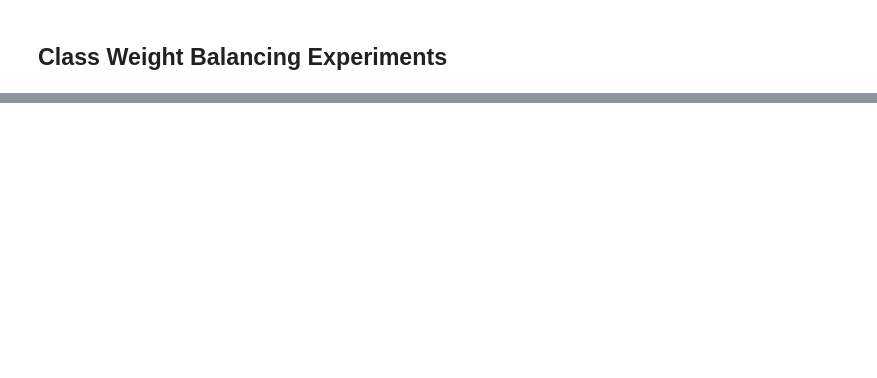
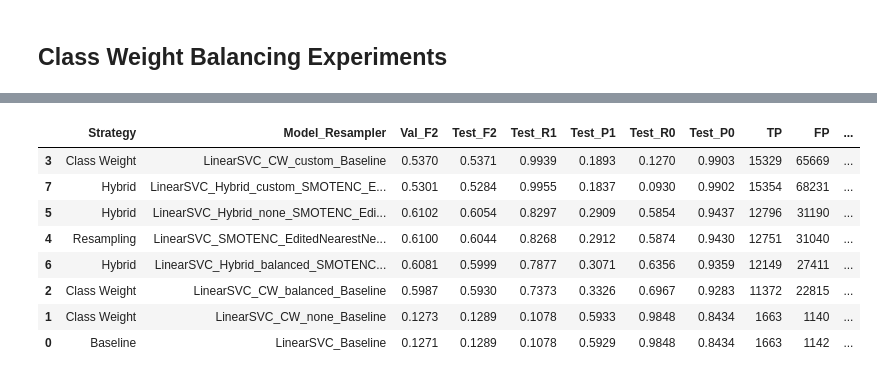
Before and after one commit to yukienjoyer7/Diabetes-Early-Diagnosis-BRFSS-2024, a Jupyter notebook: Modelling_Dion.ipynb, the cells around one changed output, grey strips where cells are left out. Saved outputs shown, nothing was run; the diff lists cells and outputs as text; code cells hidden in the pictures; blank space fills up the shorter version.

```diff
--- a/Modelling_Dion.ipynb
+++ b/Modelling_Dion.ipynb
@@ -858,0 +1029,15 @@ df_final
+# %%
+excluded_features = ['_BMI5', 'MENTHLTH', 'DIABETE4']
+cat_features = [f for f in df_train_fe.columns if f not in excluded_features]
+
+smotenc = SMOTENC(random_state=RANDOM_STATE, categorical_features=cat_features)
+enn = EditedNearestNeighbours(n_neighbors=3, sampling_strategy='all', n_jobs=-1)
+
+resampling_results = train_and_evaluate(
+    df_train_fe,
+    df_test_fe,
+    resamplers=[smotenc, enn],
+    models={
+        "LinearSVC": LinearSVC(max_iter=5000, random_state=RANDOM_STATE)
+    }
+).assign(Strategy="Resampling")
@@ -858,0 +1048,3 @@ df_final
+# %%
+X_res, y_res = smotenc.fit_resample(X_train, y_train)
+X_res, y_res = enn.fit_resample(X_res, y_res)
@@ -858,0 +1182,37 @@ df_final
+# %%
+df_final = pd.concat([
+    baseline_results,
+    cw_results,
+    resampling_results,
+    hybrid_results
+], ignore_index=True)
+
+cols = [
+    'Strategy', 'Model_Resampler',
+    'Val_F2', 'Test_F2',
+    'Test_R1', 'Test_P1',
+    'Test_R0', 'Test_P0',
+    'TP', 'FP', 'FN', 'TN',
+    'Financial_Impact_USD',
+    'Age_Impact'
+]
+
+df_final = df_final[cols].sort_values(
+    by=['Financial_Impact_USD'],
+    ascending=False
+)
+
+df_final = df_final.drop_duplicates()
+
+pd.options.display.float_format = '{:,.4f}'.format
+df_final
+# %% [output]
+|  | Strategy | Model_Resampler | Val_F2 | Test_F2 | Test_R1 | Test_P1 | Test_R0 | Test_P0 | TP | FP | ... |
+| 3 | Class Weight | LinearSVC_CW_custom_Baseline | 0.5370 | 0.5371 | 0.9939 | 0.1893 | 0.1270 | 0.9903 | 15329 | 65669 | ... |
+| 7 | Hybrid | LinearSVC_Hybrid_custom_SMOTENC_E... | 0.5301 | 0.5284 | 0.9955 | 0.1837 | 0.0930 | 0.9902 | 15354 | 68231 | ... |
+| 5 | Hybrid | LinearSVC_Hybrid_none_SMOTENC_Edi... | 0.6102 | 0.6054 | 0.8297 | 0.2909 | 0.5854 | 0.9437 | 12796 | 31190 | ... |
+| 4 | Resampling | LinearSVC_SMOTENC_EditedNearestNe... | 0.6100 | 0.6044 | 0.8268 | 0.2912 | 0.5874 | 0.9430 | 12751 | 31040 | ... |
+| 6 | Hybrid | LinearSVC_Hybrid_balanced_SMOTENC... | 0.6081 | 0.5999 | 0.7877 | 0.3071 | 0.6356 | 0.9359 | 12149 | 27411 | ... |
+| 2 | Class Weight | LinearSVC_CW_balanced_Baseline | 0.5987 | 0.5930 | 0.7373 | 0.3326 | 0.6967 | 0.9283 | 11372 | 22815 | ... |
+| 1 | Class Weight | LinearSVC_CW_none_Baseline | 0.1273 | 0.1289 | 0.1078 | 0.5933 | 0.9848 | 0.8434 | 1663 | 1140 | ... |
+| 0 | Baseline | LinearSVC_Baseline | 0.1271 | 0.1289 | 0.1078 | 0.5929 | 0.9848 | 0.8434 | 1663 | 1142 | ... |
```
Also changed, not shown: parts of 16 cells of this notebook.
